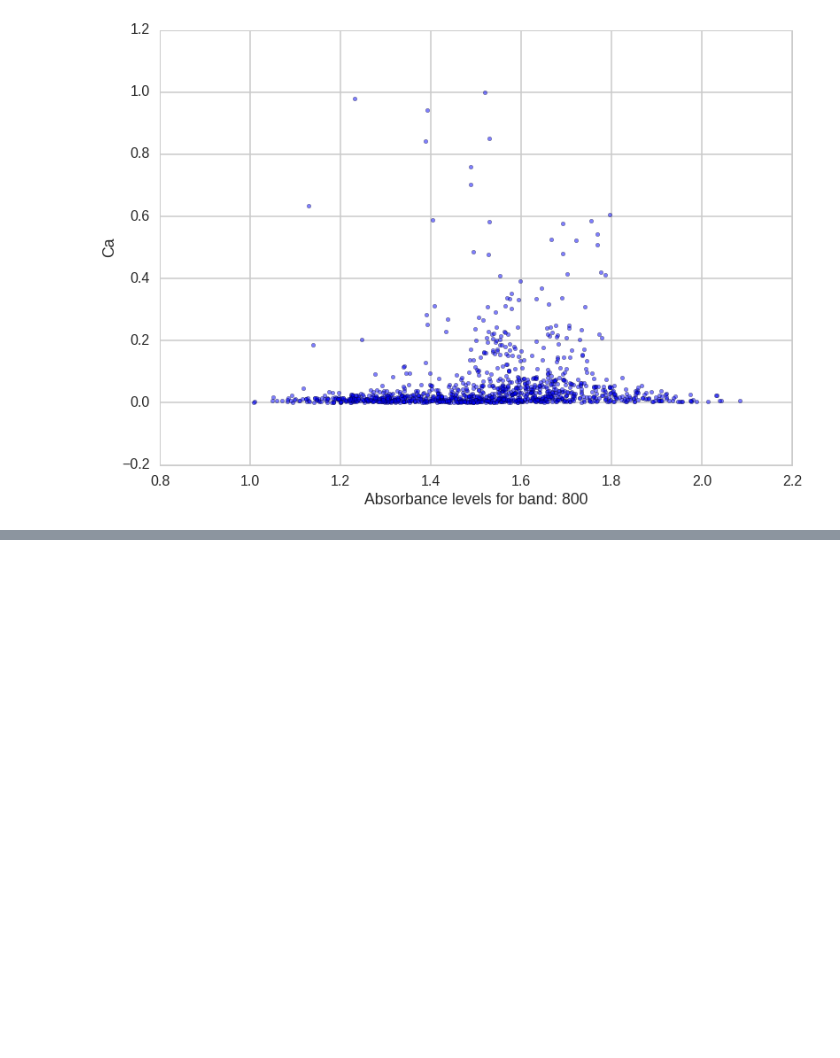
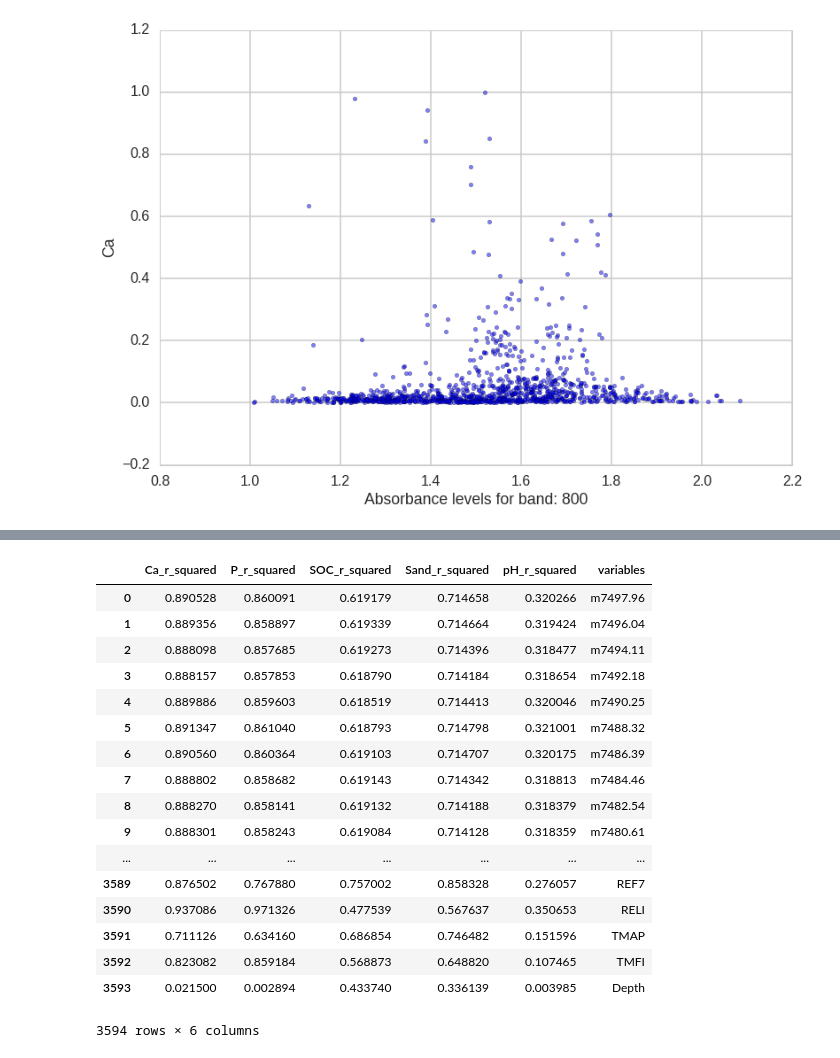
Before and after one commit to numb3r33/African-Soil-Prediction, a Jupyter notebook: notebooks/DataExploration.ipynb, the cells around one changed output, grey strips where cells are left out. Drawn from its saved outputs; the diff is of its cells as text; code cells hidden in the pictures; blank space fills up the shorter version.

```diff
--- a/notebooks/DataExploration.ipynb
+++ b/notebooks/DataExploration.ipynb
@@ -391,0 +373,3 @@ x.ix[13].plot();
+# %%
+train_ = train[train.columns[1:-5]]
+train_['Depth'] = (train_.Depth == 'Topsoil').astype(np.int)
@@ -391,0 +415,35 @@ x.ix[13].plot();
+# %%
+feature_relevance_Ca = feature_relevance(train_, train.Ca)
+feature_relevance_P = feature_relevance(train_, train.P)
+feature_relevance_Sand = feature_relevance(train_, train.Sand)
+feature_relevance_SOC = feature_relevance(train_, train.SOC)
+feature_relevance_pH = feature_relevance(train_, train.pH)
+# %%
+feature_rel_df = pd.DataFrame({'variables': train_.columns,
+                               'Ca_r_squared': feature_relevance_Ca,
+                               'P_r_squared': feature_relevance_P,
+                               'Sand_r_squared': feature_relevance_Sand,
+                               'SOC_r_squared': feature_relevance_SOC,
+                               'pH_r_squared': feature_relevance_pH
+                              })
+# %%
+feature_rel_df
+# %% [output]
+|  | Ca_r_squared | P_r_squared | SOC_r_squared | Sand_r_squared | pH_r_squared | variables |
+| 0 | 0.890528 | 0.860091 | 0.619179 | 0.714658 | 0.320266 | m7497.96 |
+| 1 | 0.889356 | 0.858897 | 0.619339 | 0.714664 | 0.319424 | m7496.04 |
+| 2 | 0.888098 | 0.857685 | 0.619273 | 0.714396 | 0.318477 | m7494.11 |
+| 3 | 0.888157 | 0.857853 | 0.618790 | 0.714184 | 0.318654 | m7492.18 |
+| 4 | 0.889886 | 0.859603 | 0.618519 | 0.714413 | 0.320046 | m7490.25 |
+| 5 | 0.891347 | 0.861040 | 0.618793 | 0.714798 | 0.321001 | m7488.32 |
+| 6 | 0.890560 | 0.860364 | 0.619103 | 0.714707 | 0.320175 | m7486.39 |
+| 7 | 0.888802 | 0.858682 | 0.619143 | 0.714342 | 0.318813 | m7484.46 |
+| 8 | 0.888270 | 0.858141 | 0.619132 | 0.714188 | 0.318379 | m7482.54 |
+| 9 | 0.888301 | 0.858243 | 0.619084 | 0.714128 | 0.318359 | m7480.61 |
+| ... | ... | ... | ... | ... | ... | ... |
+| 3589 | 0.876502 | 0.767880 | 0.757002 | 0.858328 | 0.276057 | REF7 |
+| 3590 | 0.937086 | 0.971326 | 0.477539 | 0.567637 | 0.350653 | RELI |
+| 3591 | 0.711126 | 0.634160 | 0.686854 | 0.746482 | 0.151596 | TMAP |
+| 3592 | 0.823082 | 0.859184 | 0.568873 | 0.648820 | 0.107465 | TMFI |
+| 3593 | 0.021500 | 0.002894 | 0.433740 | 0.336139 | 0.003985 | Depth |
+3594 rows × 6 columns
```
Also changed, not shown: parts of 9 cells of this notebook.
